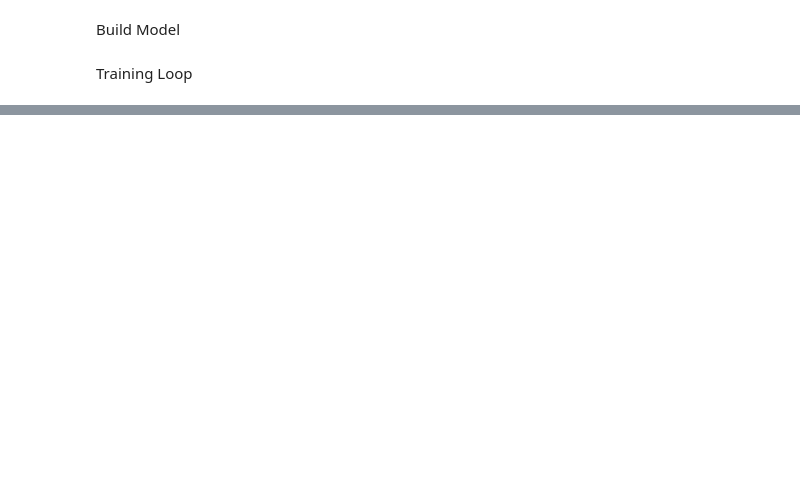
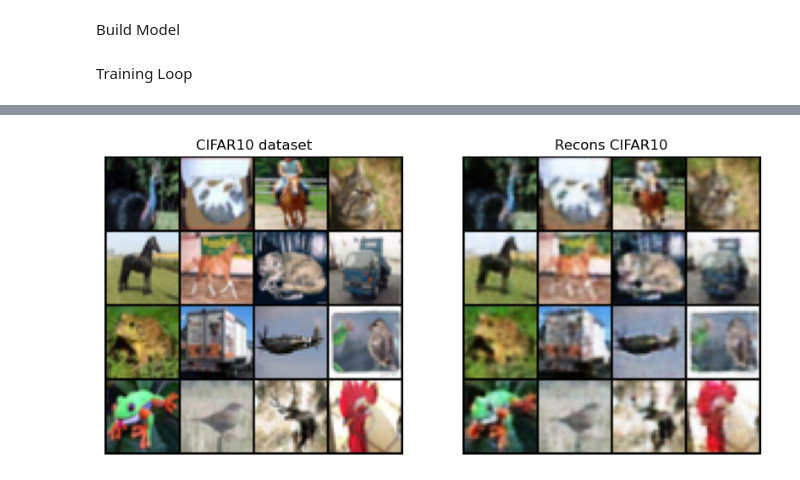
Before and after one commit to pycolibri/pycolibri, a Jupyter notebook: examples/demo_cassi.ipynb, the cells around one changed output, grey strips where cells are left out. Drawn from its saved outputs; the diff is of its cells as text; code cells hidden in the pictures; blank space fills up the shorter version.

```diff
--- a/examples/demo_cassi.ipynb
+++ b/examples/demo_cassi.ipynb
@@ -12,6 +12,7 @@ import os
 
 # Check GPU support
 print("GPU support: ", torch.cuda.is_available())
+device = torch.device("cuda:0" if torch.cuda.is_available() else "cpu")
 # %% [output]
 GPU support:  True
 # %% [markdown]
@@ -84,8 +85,9 @@ class CASSIRecons(nn.Module):
         return x_hat
 
 
+model = CASSIRecons(cassi)
+model = model.to(device)
 
-model = CASSIRecons(cassi)
 optimizer = torch.optim.Adam(model.parameters(), lr=1e-3)
 criterion = torch.nn.MSELoss()
 # %% [markdown]
@@ -131,0 +140,20 @@ KeyboardInterrupt:
+# %%
+x_est = model(sample.to(device)).cpu()
+
+img    = make_grid(sample[:16], nrow=4, padding=1, normalize=True, range=None, scale_each=False, pad_value=0)
+img_est = make_grid(x_est[:16], nrow=4, padding=1, normalize=True, range=None, scale_each=False, pad_value=0)
+
+plt.figure(figsize=(10,10))
+
+plt.subplot(1, 2, 1)
+plt.imshow(img.permute(1, 2, 0))
+plt.title('CIFAR10 dataset')
+plt.axis('off')
+
+plt.subplot(1, 2, 2)
+plt.imshow(img_est.permute(1, 2, 0))
+plt.title('Recons CIFAR10')
+plt.axis('off')
+plt.show()
+# %% [output]
+[figure, added]
```
Also changed, not shown: parts of 4 cells of this notebook, 3 other files.
